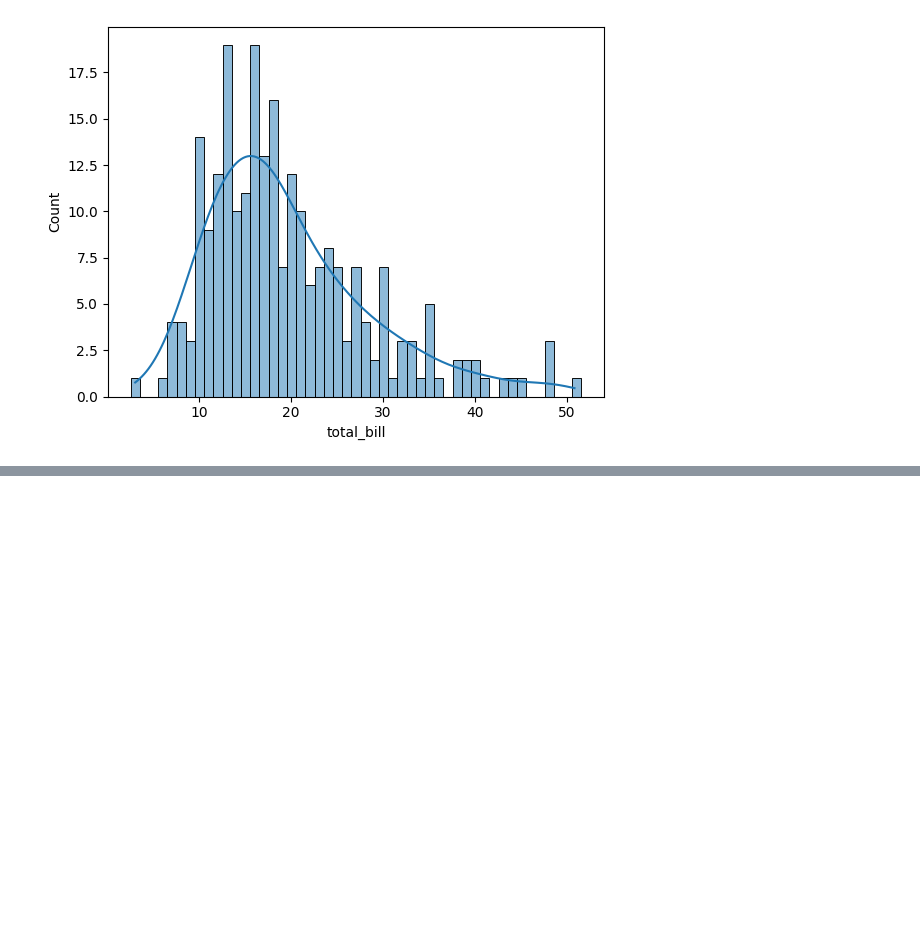
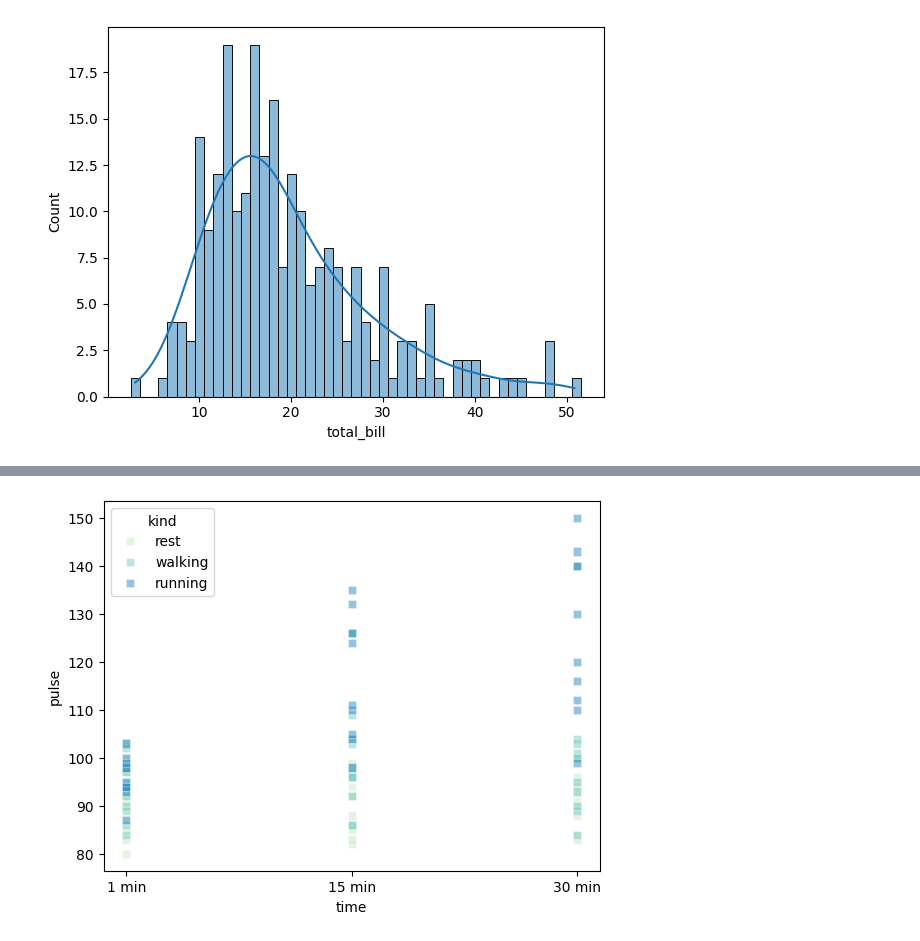
Before and after one commit to Vigneshprabhu078/Seaborn, a Jupyter notebook: Seaborn_practice_2.ipynb, the cells around one changed output, grey strips where cells are left out. Saved outputs shown, nothing was run; the diff lists cells and outputs as text; code cells hidden in the pictures; blank space fills up the shorter version.

```diff
--- a/Seaborn_practice_2.ipynb
+++ b/Seaborn_practice_2.ipynb
@@ -86,3 +86,7 @@ sns.histplot(x='total_bill',data=tips, discrete='false',kde=True)
 plt.show()
 # %% [output]
 [figure]
+# %%
+#Scatter Plot
+exs=sns.load_dataset('exercise')
+exs.head()
@@ -88,0 +100,5 @@ plt.show()
+# %%
+sns.scatterplot(x='time',y='pulse',data=exs,hue='kind', alpha=0.5, marker ='s',palette='GnBu')  #alpha for transparency
+plt.show()
+# %% [output]
+[figure, added]
```
Also changed, not shown: parts of 6 cells of this notebook.
